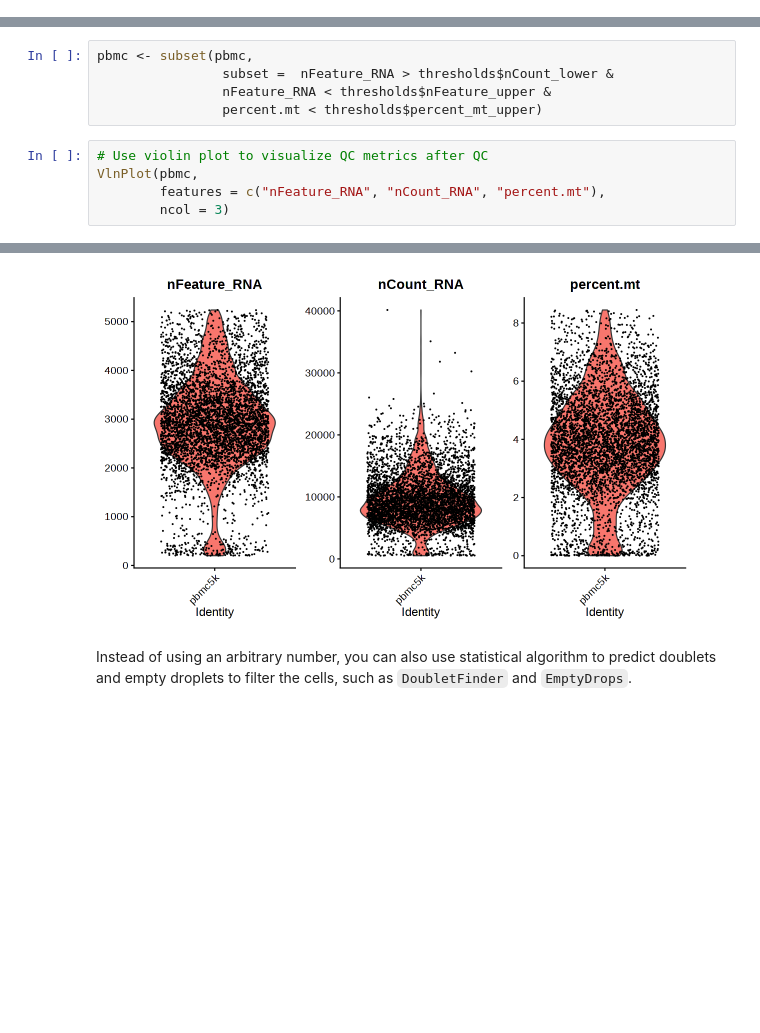
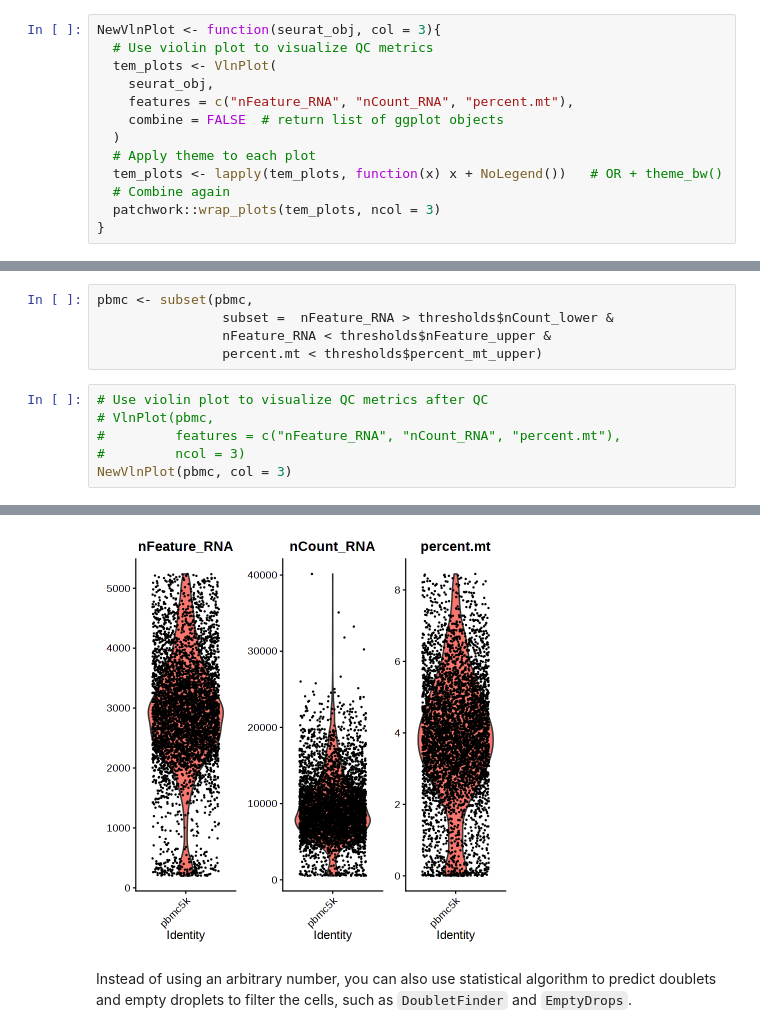
Before and after one commit to Bix4UMD/BIOI611_lab, a Jupyter notebook: docs/BIOI611_scRNA.ipynb, the cells around one changed output, grey strips where cells are left out. Saved outputs shown, nothing was run; the diff lists cells and outputs as text; blank space fills up the shorter version.

```diff
--- a/docs/BIOI611_scRNA.ipynb
+++ b/docs/BIOI611_scRNA.ipynb
@@ -215 +259,14 @@ A data.frame: 4 × 8
+# %%
+NewVlnPlot <- function(seurat_obj, col = 3){
+  # Use violin plot to visualize QC metrics
+  tem_plots <- VlnPlot(
+    seurat_obj,
+    features = c("nFeature_RNA", "nCount_RNA", "percent.mt"),
+    combine = FALSE  # return list of ggplot objects
+  )
+  # Apply theme to each plot
+  tem_plots <- lapply(tem_plots, function(x) x + NoLegend())   # OR + theme_bw()
+  # Combine again
+  patchwork::wrap_plots(tem_plots, ncol = 3)
+}
 # %%
@@ -347,7 +423,8 @@ pbmc <- subset(pbmc,
                 percent.mt < thresholds$percent_mt_upper)
 # %%
 # Use violin plot to visualize QC metrics after QC
-VlnPlot(pbmc,
-        features = c("nFeature_RNA", "nCount_RNA", "percent.mt"),
-        ncol = 3)
+# VlnPlot(pbmc,
+#         features = c("nFeature_RNA", "nCount_RNA", "percent.mt"),
+#         ncol = 3)
+NewVlnPlot(pbmc, col = 3)
 # %% [output]
@@ -354,4 +433,4 @@ VlnPlot(pbmc,
-[figure, old version]
+[figure, new version]
 # %% [markdown]
 Instead of using an arbitrary number, you can also use statistical algorithm to predict doublets and empty droplets to filter the cells, such as `DoubletFinder` and `EmptyDrops`.
 # %% [markdown]
```
Also changed, not shown: parts of 37 cells of this notebook.
